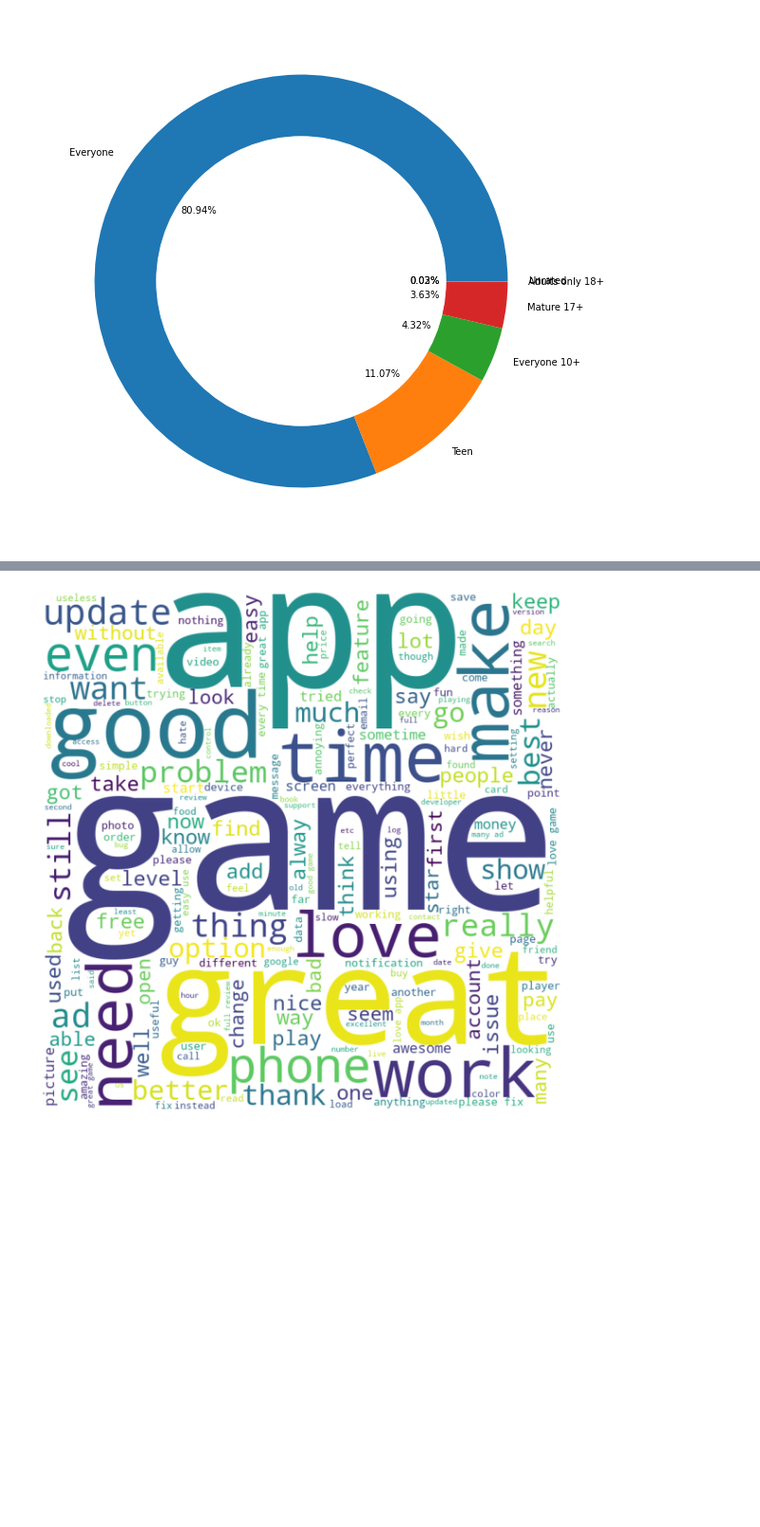
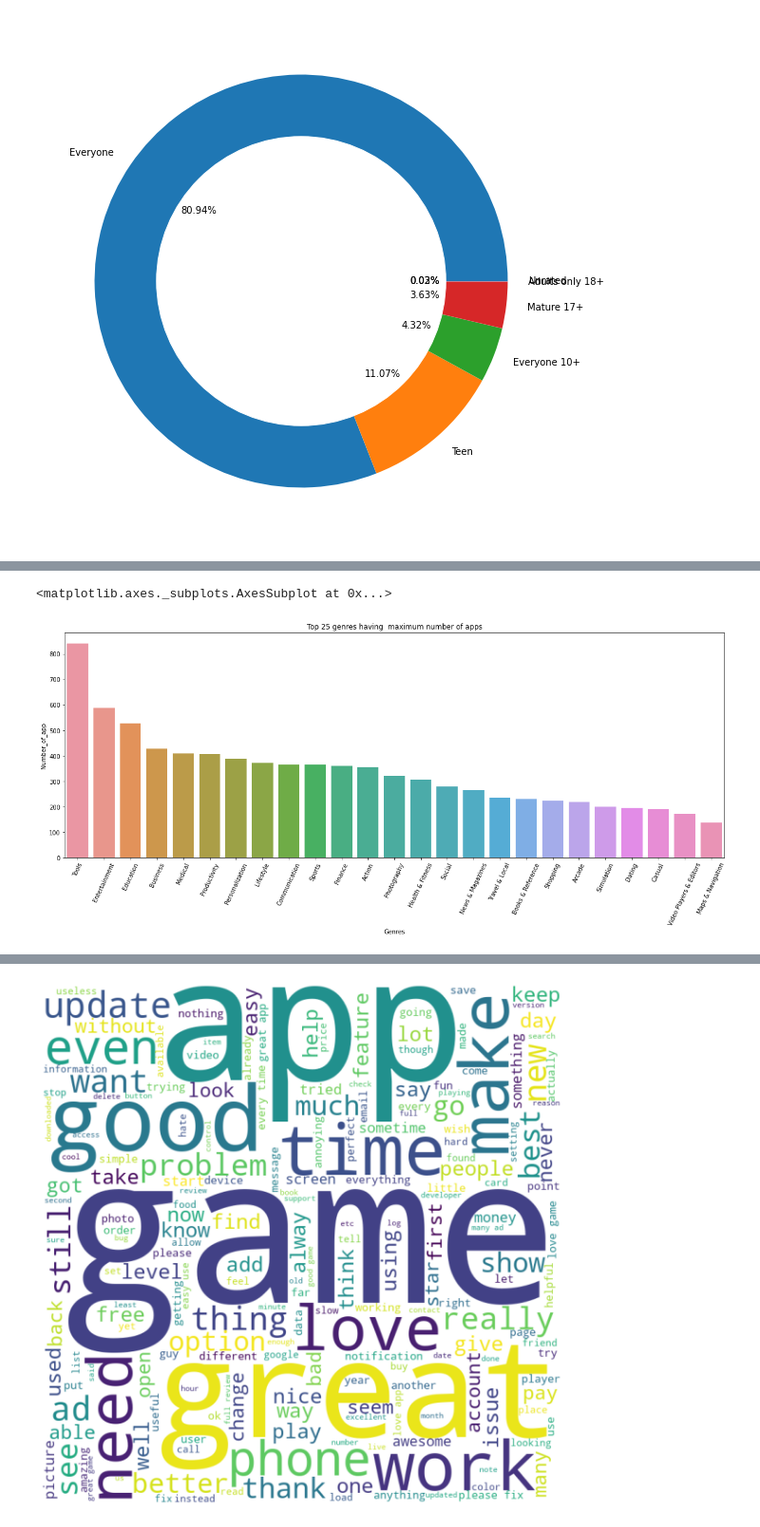
Before and after one commit to Akn-ag/Play-store-app-review-analysis, a Jupyter notebook: Play_Store_App_Review_Analysis_Capstone_Project.ipynb, the cells around one changed output, grey strips where cells are left out. Shown at 95% size. Drawn from its saved outputs; the diff is of its cells as text; code cells hidden in the pictures; blank space fills up the shorter version.

```diff
--- a/Play_Store_App_Review_Analysis_Capstone_Project.ipynb
+++ b/Play_Store_App_Review_Analysis_Capstone_Project.ipynb
@@ -670,0 +545,16 @@ Text(0, 0.5, 'Review Counts')
+# %%
+# Finding top 25 genres with maximum number of apps
+
+top_25_geners_having_maxx_apps=df1.groupby('Genres')['App'].count().sort_values(ascending=False).head(25)
+# %%
+# Plotting genres w.r.t apps
+
+plt.figure(figsize=(20,7))
+plt.xticks(rotation=65)
+plt.xlabel("Genres")
+plt.ylabel("Number_of_app")
+plt.title("Top 25 genres having  maximum number of apps")
+sns.barplot(top_25_geners_having_maxx_apps.index,top_25_geners_having_maxx_apps.values)
+# %% [output]
+<matplotlib.axes._subplots.AxesSubplot at 0x...>
+[figure, added]
```
Also changed, not shown: parts of 87 cells of this notebook.
